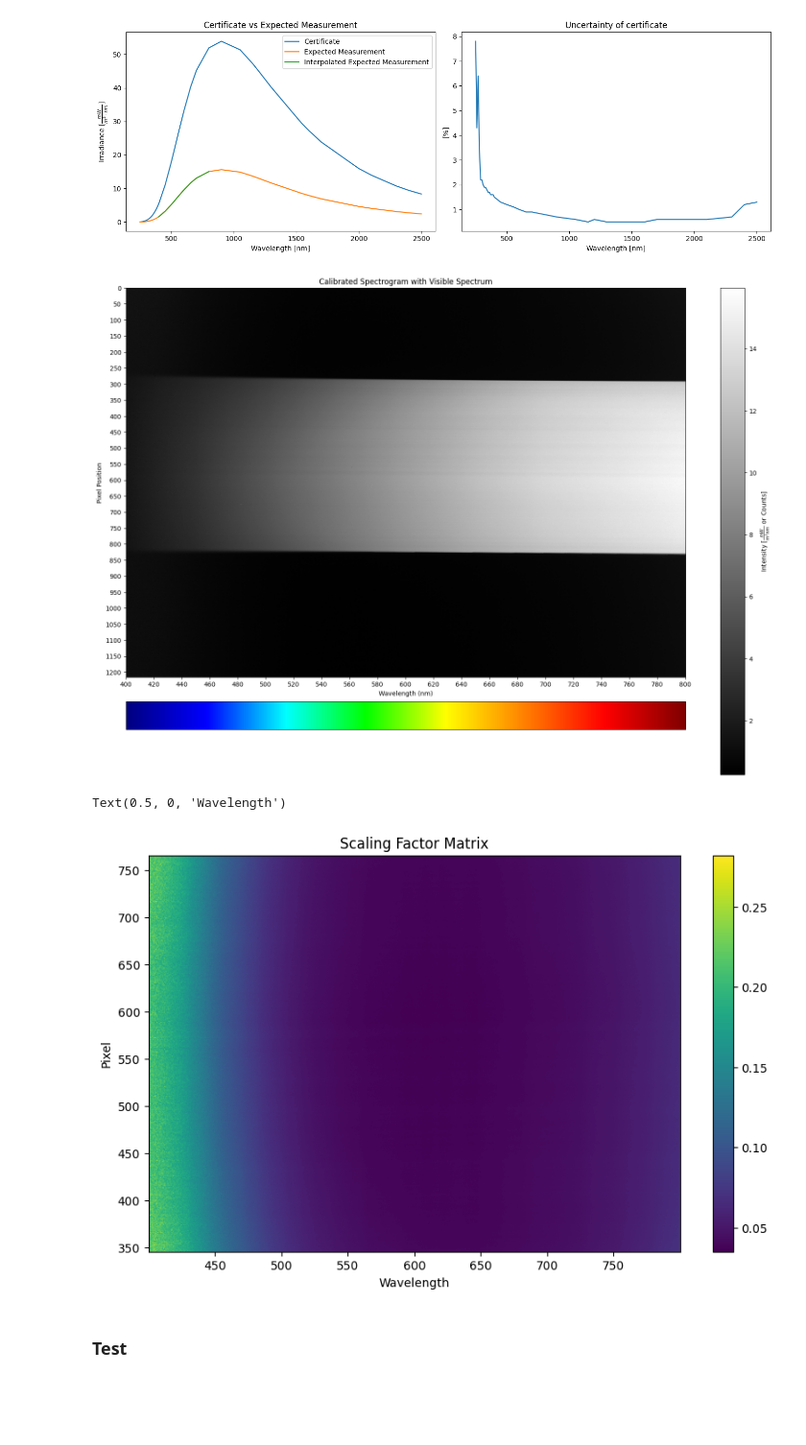
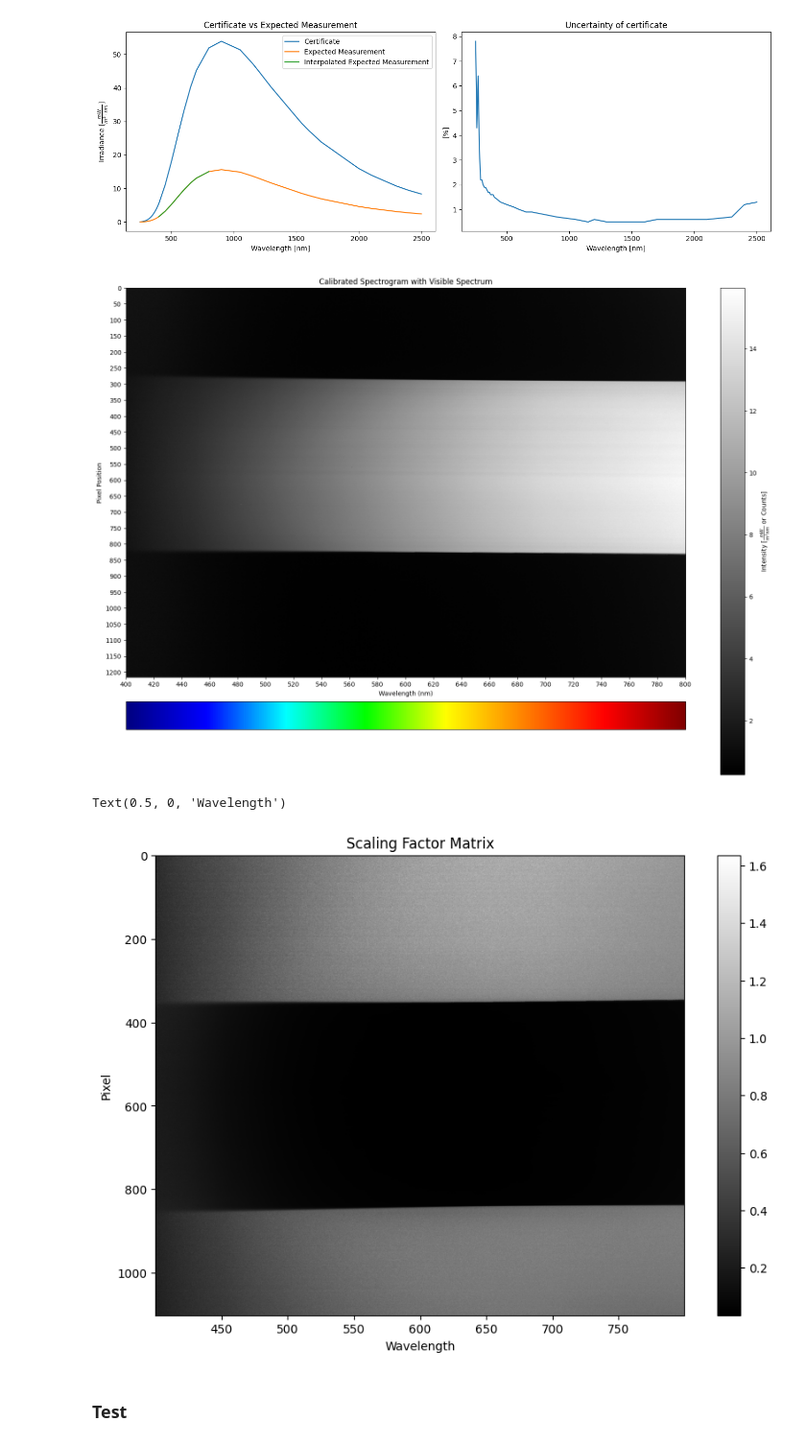
Before and after one commit to SkaugJr/TTK4265-OptiskFjernmaaling, a Jupyter notebook: Prosjekt1/02Radiometric.ipynb, the cells around one changed output. Shown at 96% size. Saved outputs shown, nothing was run; the diff lists cells and outputs as text; code cells hidden in the pictures; blank space fills up the shorter version.

```diff
--- a/Prosjekt1/02Radiometric.ipynb
+++ b/Prosjekt1/02Radiometric.ipynb
@@ -275,33 +284,33 @@ plt.show()
 # %%
 # Slice the array to get the desired range of rows
 spec_slice = spec[346:766, :]
 
 # Calculate the mean of each column within the specified range
 row_means = np.mean(spec_slice, axis=0)
 
 # Calculate scaling factor to transform counts to mW/m^2/nm and save to file
 scaling_factor = B_interpolated / row_means
 scaling_factor[np.isinf(scaling_factor)] = 0
 
-k_matrix = B_interpolated / spec_slice
+k_matrix = B_interpolated / spec
 
 np.savetxt('Data/Calibrated/Scaling_Factor.txt', scaling_factor, delimiter=',')
 
 visualization.plot_visible_spectrum_cmap(scaling_factor*spec, wave)
 
 # 766 , 346
-plt.figure(figsize=(10, 6))
-extent = [wave.min(), wave.max(), 766, 346]
-plt.imshow(k_matrix, aspect='auto', cmap='viridis',extent=extent)
+plt.figure(figsize=(10, 7))
+extent = [wave.min(), wave.max(), 0, k_matrix.shape[1]]
+plt.imshow(k_matrix, aspect='auto', cmap='gray',extent=extent)
 plt.colorbar()
 plt.title('Scaling Factor Matrix')
 plt.ylabel('Pixel')
 plt.gca().invert_yaxis()
 plt.xlabel('Wavelength')
 # %% [output]
 [figure]
 Text(0.5, 0, 'Wavelength')
-[figure, old version]
+[figure, new version]
 # %% [markdown]
 ### Test
 # %%
```
Also changed, not shown: parts of 4 cells of this notebook, 2 other files.
